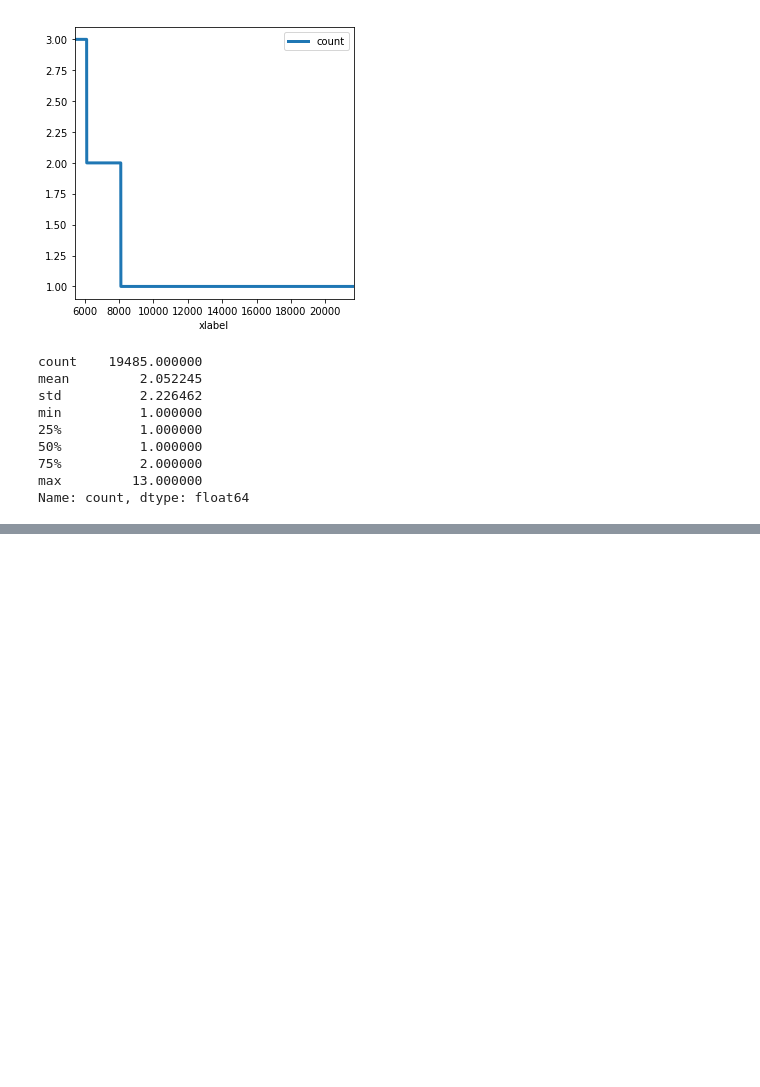
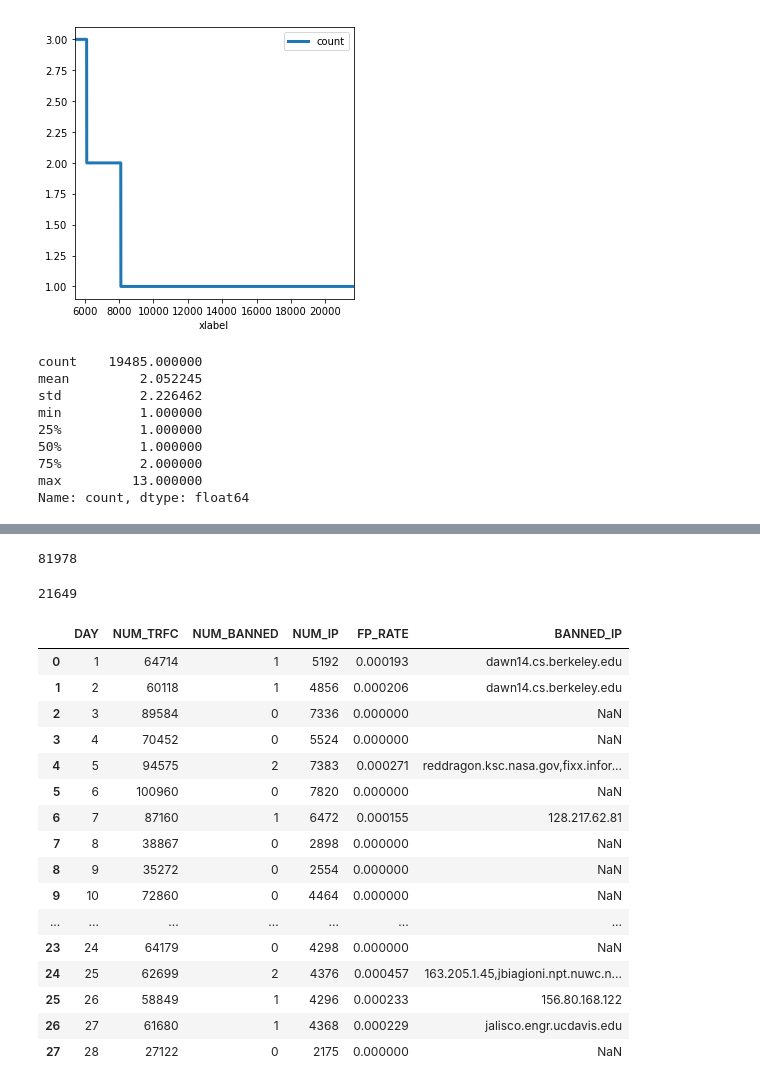
Before and after one commit to diemori/anti-crawler, a Jupyter notebook: 20_Experiments/Exmperiment_20180213.ipynb, the cells around one changed output, grey strips where cells are left out. Cells and saved outputs as stored; diff of their text form; code cells hidden in the pictures; blank space fills up the shorter version.

```diff
--- a/20_Experiments/Exmperiment_20180213.ipynb
+++ b/20_Experiments/Exmperiment_20180213.ipynb
@@ -189,0 +222,29 @@ banned = simulate_real(df_traffic, td3, 5)
+# %%
+a.df['IP'].nunique()
+# %% [output]
+81978
+# %%
+a.df['URI'].nunique()
+# %% [output]
+21649
+# %%
+df_day_trfc = pd.read_csv("day_traffic_fp.csv", sep='|', encoding='utf-8')
+df_day_trfc
+# %% [output]
+|  | DAY | NUM_TRFC | NUM_BANNED | NUM_IP | FP_RATE | BANNED_IP |
+| 0 | 1 | 64714 | 1 | 5192 | 0.000193 | dawn14.cs.berkeley.edu |
+| 1 | 2 | 60118 | 1 | 4856 | 0.000206 | dawn14.cs.berkeley.edu |
+| 2 | 3 | 89584 | 0 | 7336 | 0.000000 | NaN |
+| 3 | 4 | 70452 | 0 | 5524 | 0.000000 | NaN |
+| 4 | 5 | 94575 | 2 | 7383 | 0.000271 | reddragon.ksc.nasa.gov,fixx.infor... |
+| 5 | 6 | 100960 | 0 | 7820 | 0.000000 | NaN |
+| 6 | 7 | 87160 | 1 | 6472 | 0.000155 | 128.217.62.81 |
+| 7 | 8 | 38867 | 0 | 2898 | 0.000000 | NaN |
+| 8 | 9 | 35272 | 0 | 2554 | 0.000000 | NaN |
+| 9 | 10 | 72860 | 0 | 4464 | 0.000000 | NaN |
+| ... | ... | ... | ... | ... | ... | ... |
+| 23 | 24 | 64179 | 0 | 4298 | 0.000000 | NaN |
+| 24 | 25 | 62699 | 2 | 4376 | 0.000457 | 163.205.1.45,jbiagioni.npt.nuwc.n... |
+| 25 | 26 | 58849 | 1 | 4296 | 0.000233 | 156.80.168.122 |
+| 26 | 27 | 61680 | 1 | 4368 | 0.000229 | jalisco.engr.ucdavis.edu |
+| 27 | 28 | 27122 | 0 | 2175 | 0.000000 | NaN |
```
Also changed, not shown: parts of 9 cells of this notebook, 1 other file.
